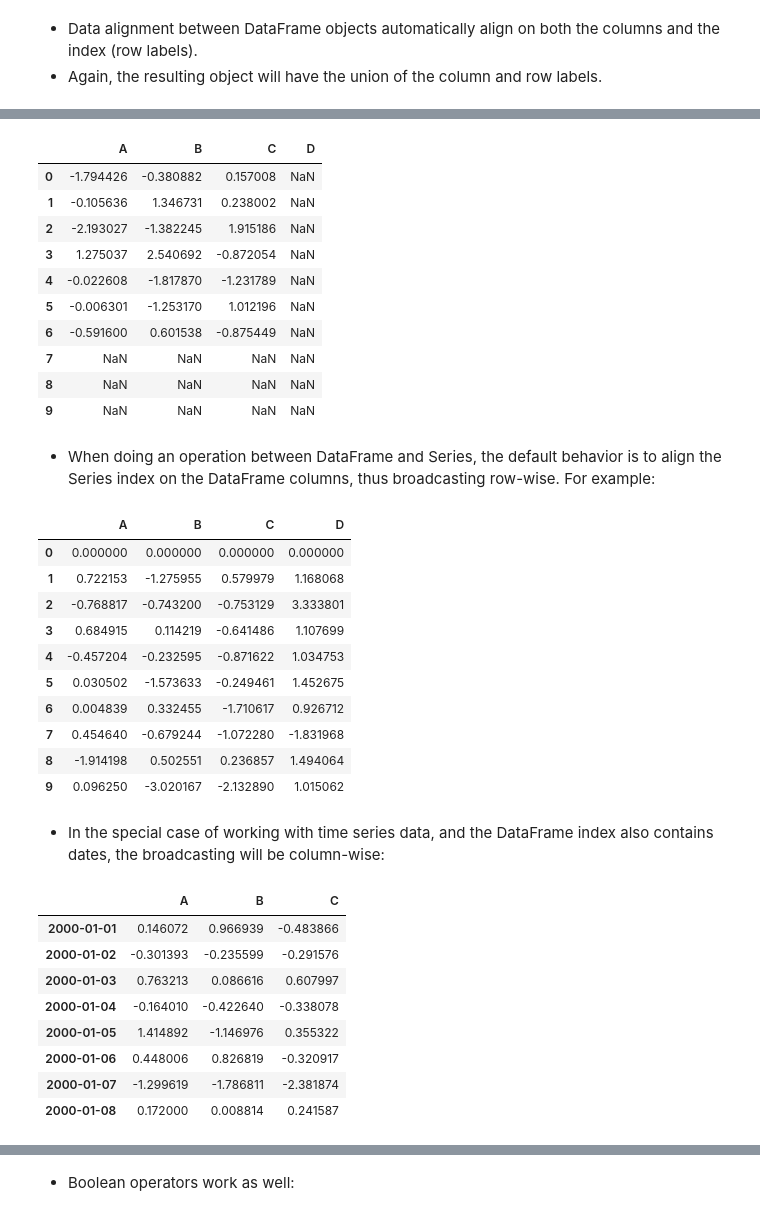
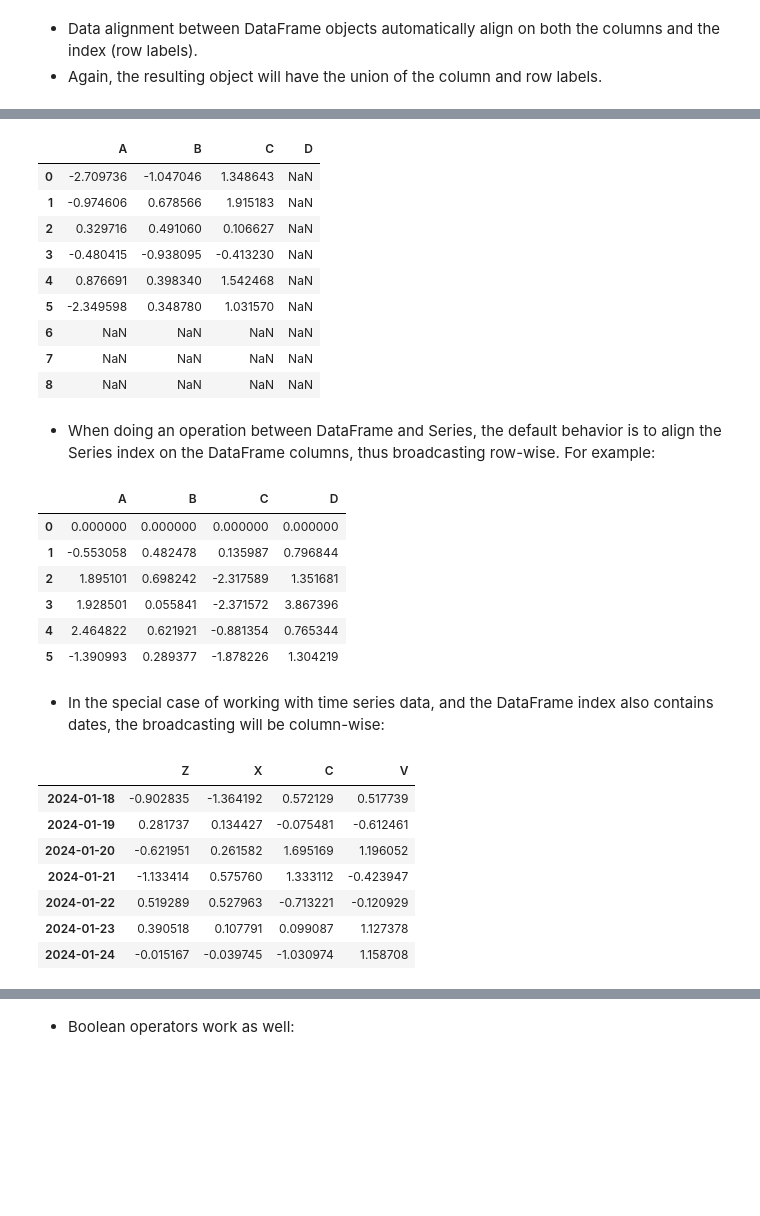
Before and after one commit to mxsu/Week1-Introduction_to_Python, a Jupyter notebook: Introduction_to_Python.ipynb, the cells around one changed output, grey strips where cells are left out. Saved outputs shown, nothing was run; the diff lists cells and outputs as text; code cells hidden in the pictures; blank space fills up the shorter version.

```diff
--- a/Introduction_to_Python.ipynb
+++ b/Introduction_to_Python.ipynb
@@ -1900,5 +2036,9 @@ http://pandas.pydata.org/pandas-docs/stable/indexing.html#ix-indexer-is-deprecat
 # %%
 df1 = pd.DataFrame(np.random.randn(10, 4), columns=['A', 'B', 'C', 'D'])
 df1
+
+#added my example
+tft = pd.DataFrame(np.random.randn(6, 4), columns=['A', 'B', 'C', 'D'])
+tft
 # %% [output]
 |  | A | B | C | D |
@@ -1928,46 +2069,52 @@ df2
-# %%
-df1+df2
-# %% [output]
-|  | A | B | C | D |
-| 0 | -1.794426 | -0.380882 | 0.157008 | NaN |
-| 1 | -0.105636 | 1.346731 | 0.238002 | NaN |
-| 2 | -2.193027 | -1.382245 | 1.915186 | NaN |
-| 3 | 1.275037 | 2.540692 | -0.872054 | NaN |
-| 4 | -0.022608 | -1.817870 | -1.231789 | NaN |
-| 5 | -0.006301 | -1.253170 | 1.012196 | NaN |
-| 6 | -0.591600 | 0.601538 | -0.875449 | NaN |
-| 7 | NaN | NaN | NaN | NaN |
-| 8 | NaN | NaN | NaN | NaN |
-| 9 | NaN | NaN | NaN | NaN |
+# %%
+df1+df2
+
+#added my example but its weird cuz of the NaN's
+tft+tft2
+# %% [output]
+|  | A | B | C | D |
+| 0 | -2.709736 | -1.047046 | 1.348643 | NaN |
+| 1 | -0.974606 | 0.678566 | 1.915183 | NaN |
+| 2 | 0.329716 | 0.491060 | 0.106627 | NaN |
+| 3 | -0.480415 | -0.938095 | -0.413230 | NaN |
+| 4 | 0.876691 | 0.398340 | 1.542468 | NaN |
+| 5 | -2.349598 | 0.348780 | 1.031570 | NaN |
+| 6 | NaN | NaN | NaN | NaN |
+| 7 | NaN | NaN | NaN | NaN |
+| 8 | NaN | NaN | NaN | NaN |
 # %% [markdown]
 - When doing an operation between DataFrame and Series, the default behavior is to align the Series index on the DataFrame columns, thus broadcasting row-wise. For example:
 # %%
 df1 - df1.iloc[0]
+
+#added my example
+tft - tft.iloc[0]
 # %% [output]
 |  | A | B | C | D |
 | 0 | 0.000000 | 0.000000 | 0.000000 | 0.000000 |
-| 1 | 0.722153 | -1.275955 | 0.579979 | 1.168068 |
-| 2 | -0.768817 | -0.743200 | -0.753129 | 3.333801 |
-| 3 | 0.684915 | 0.114219 | -0.641486 | 1.107699 |
-| 4 | -0.457204 | -0.232595 | -0.871622 | 1.034753 |
-| 5 | 0.030502 | -1.573633 | -0.249461 | 1.452675 |
-| 6 | 0.004839 | 0.332455 | -1.710617 | 0.926712 |
-| 7 | 0.454640 | -0.679244 | -1.072280 | -1.831968 |
-| 8 | -1.914198 | 0.502551 | 0.236857 | 1.494064 |
-| 9 | 0.096250 | -3.020167 | -2.132890 | 1.015062 |
+| 1 | -0.553058 | 0.482478 | 0.135987 | 0.796844 |
+| 2 | 1.895101 | 0.698242 | -2.317589 | 1.351681 |
+| 3 | 1.928501 | 0.055841 | -2.371572 | 3.867396 |
+| 4 | 2.464822 | 0.621921 | -0.881354 | 0.765344 |
+| 5 | -1.390993 | 0.289377 | -1.878226 | 1.304219 |
 # %% [markdown]
  - In the special case of working with time series data, and the DataFrame index also contains dates, the broadcasting will be column-wise:
 # %%
 index = pd.date_range('1/1/2000', periods=8)
 df = pd.DataFrame(np.random.randn(8, 3), index=index, columns=list('ABC'))
 df
+
+#added my own example
+index = pd.date_range('1/18/2024', periods=7)
+#the periods should be the same number as the randn, and the columns should be equal to the 2nd number
+data = pd.DataFrame(np.random.randn(7, 4), index=index, columns=list('ZXCV'))
+data
 # %% [output]
-|  | A | B | C |
-| 2000-01-01 | 0.146072 | 0.966939 | -0.483866 |
-| 2000-01-02 | -0.301393 | -0.235599 | -0.291576 |
-| 2000-01-03 | 0.763213 | 0.086616 | 0.607997 |
-| 2000-01-04 | -0.164010 | -0.422640 | -0.338078 |
-| 2000-01-05 | 1.414892 | -1.146976 | 0.355322 |
-| 2000-01-06 | 0.448006 | 0.826819 | -0.320917 |
-| 2000-01-07 | -1.299619 | -1.786811 | -2.381874 |
-| 2000-01-08 | 0.172000 | 0.008814 | 0.241587 |
+|  | Z | X | C | V |
+| 2024-01-18 | -0.902835 | -1.364192 | 0.572129 | 0.517739 |
+| 2024-01-19 | 0.281737 | 0.134427 | -0.075481 | -0.612461 |
+| 2024-01-20 | -0.621951 | 0.261582 | 1.695169 | 1.196052 |
+| 2024-01-21 | -1.133414 | 0.575760 | 1.333112 | -0.423947 |
+| 2024-01-22 | 0.519289 | 0.527963 | -0.713221 | -0.120929 |
+| 2024-01-23 | 0.390518 | 0.107791 | 0.099087 | 1.127378 |
+| 2024-01-24 | -0.015167 | -0.039745 | -1.030974 | 1.158708 |
```
Also changed, not shown: parts of 41 cells of this notebook.
